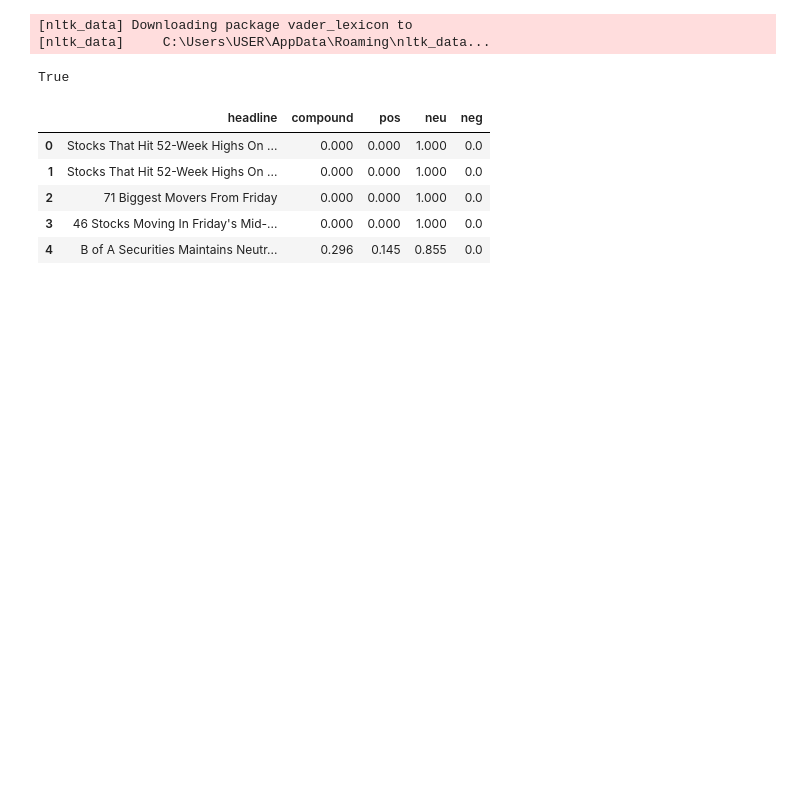
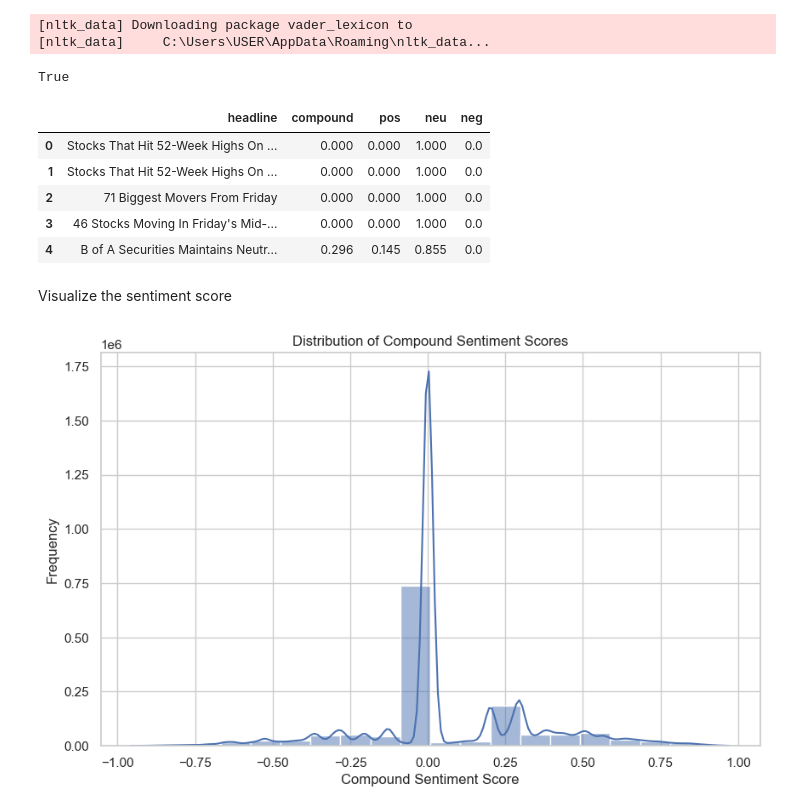
Before and after one commit to Birkity/Nova-Financial-Solutions-, a Jupyter notebook: notebooks/NovaSentimentAnalysis.ipynb, the cells around one changed output. Cells and saved outputs as stored; diff of their text form; code cells hidden in the pictures; blank space fills up the shorter version.

Commit message:
Plot the distribution of the compound sentiment score

```diff
--- a/notebooks/NovaSentimentAnalysis.ipynb
+++ b/notebooks/NovaSentimentAnalysis.ipynb
@@ -48,3 +47,14 @@ df[['headline', 'compound', 'pos', 'neu', 'neg']].head()
 | 2 | 71 Biggest Movers From Friday | 0.000 | 0.000 | 1.000 | 0.0 |
 | 3 | 46 Stocks Moving In Friday's Mid-... | 0.000 | 0.000 | 1.000 | 0.0 |
 | 4 | B of A Securities Maintains Neutr... | 0.296 | 0.145 | 0.855 | 0.0 |
+# %% [markdown]
+Visualize the sentiment score
+# %%
+plt.figure(figsize=(10, 6))
+sns.histplot(df['compound'], bins=20, kde=True)
+plt.title('Distribution of Compound Sentiment Scores')
+plt.xlabel('Compound Sentiment Score')
+plt.ylabel('Frequency')
+plt.show()
+# %% [output]
+[figure, added]
```
Also changed, not shown: parts of 4 cells of this notebook.
